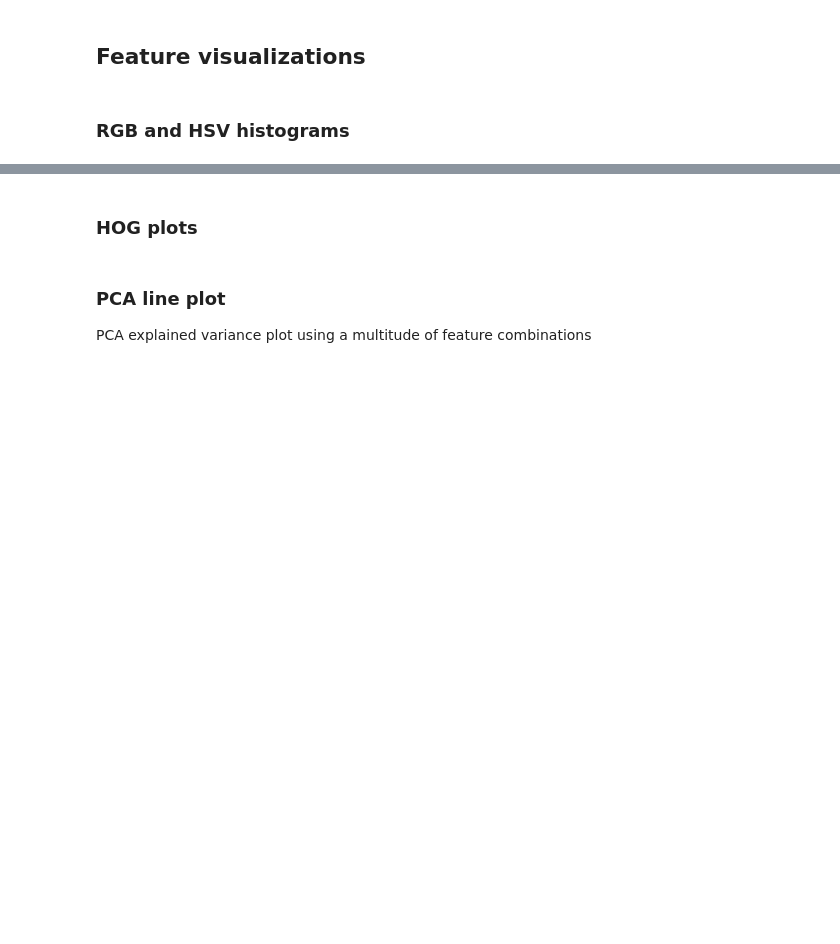
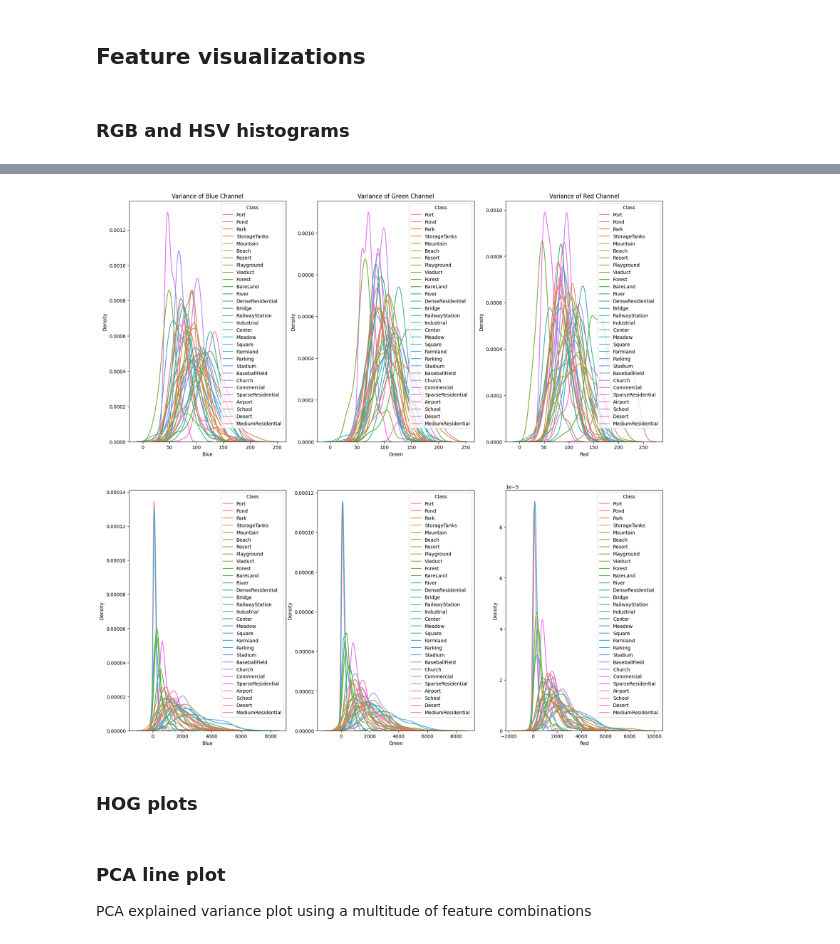
Before and after one commit to kdai11830/w281-final, a Jupyter notebook: feature_engineering.ipynb, the cells around one changed output, grey strips where cells are left out. Cells and saved outputs as stored; diff of their text form; code cells hidden in the pictures; blank space fills up the shorter version.

```diff
--- a/feature_engineering.ipynb
+++ b/feature_engineering.ipynb
@@ -156,15 +156,3 @@ def load_dataset(data_dir, feature_functions={}, cl_limit=30, img_limit=220):
             features.append(feature)
 
     return np.array(X), np.array(Y), idx_to_cl, np.array(features), features_idxs
-# %%
-X, Y, idx_to_cl, features, feature_start_idxs = load_dataset('data', feature_functions={
-    'rgb':extract_rgb_features,
-    'hsv':extract_hsv_features,
-    'hog_gray':extract_grayscale_hog_features,
-    'hog_red':extract_redchannel_hog_features,
-    'hog_green':extract_greenchannel_hog_features,
-    'hog_blue':extract_bluechannel_hog_features,
-    'hog_hue':extract_huechannel_hog_features,
-    'hog_sat':extract_saturationchannel_hog_features,
-    'hog_bright':extract_brightnesschannel_hog_features
-    })
@@ -204,0 +193,17 @@ print(features_train.shape, features_test.shape)
+# %%
+# call load_dataset_no_features to get entire X, Y
+# then we do train_test_split to get X_train, X_test, Y_train, Y_test
+# finally, apply features to X_train only
+
+X, Y, idx_to_cl = load_dataset_no_features('data') # load 30 classes, 220 images per class
+X_train, X_test, Y_train, Y_test = train_test_split(X, Y, test_size=0.2, stratify=Y, shuffle=True, random_state=42) # train test split at 80-20 ratio
+
+# save all to npy files
+with open('train_test_data/X_train.npy', 'wb') as f:
+    np.save(f, X_train)
+with open('train_test_data/X_test.npy', 'wb') as f:
+    np.save(f, X_test)
+with open('train_test_data/Y_train.npy', 'wb') as f:
+    np.save(f, Y_train)
+with open('train_test_data/Y_test.npy', 'wb') as f:
+    np.save(f, Y_test)
@@ -281,6 +324,10 @@ def hsv_hist(rgb_imgs, y_labels, idx_to_cl, write_path='plots/histograms/'):
     plt.show()
 
     return avgs, vars
+# %%
+avgs, vars = rgb_hist(X_train, Y_train, idx_to_cl, write_path='plots/histograms/')
+# %% [output]
+[figure, added]
 # %% [markdown]
 ### HOG plots
 # %%
```
Also changed, not shown: parts of 27 cells of this notebook, 1 other file.
